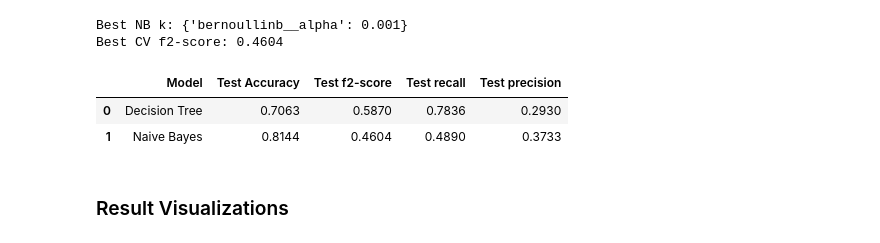
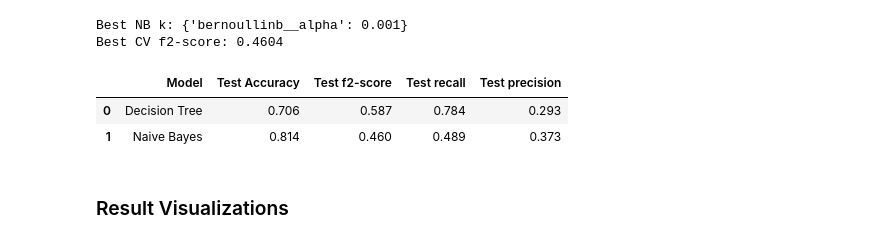
Before and after one commit to alxwen711/cdc_diabetes_prediction, a Jupyter notebook: notebooks/cdc_diabetes_prediction_report.ipynb, the cells around one changed output. Drawn from its saved outputs; the diff is of its cells as text; code cells hidden in the pictures.

```diff
--- a/notebooks/cdc_diabetes_prediction_report.ipynb
+++ b/notebooks/cdc_diabetes_prediction_report.ipynb
@@ -284,29 +284,29 @@ Best CV f2-score: 0.4604
 # %%
 models = {
     'Decision Tree': best_tree,
     'Naive Bayes': best_nb
 }
 
 results = []
 
 for name, model in models.items():
     y_pred = model.predict(X_test)
     y_prob = model.predict_proba(X_test)[:, 1]
 
     results.append({
         'Model': name,
-        'Test Accuracy': accuracy_score(y_test, y_pred).round(4),
-        'Test f2-score': fbeta_score(y_test, y_pred, beta=2).round(4),
-        'Test recall': recall_score(y_test, y_pred).round(4),
-        'Test precision': precision_score(y_test, y_pred).round(4),
+        'Test Accuracy': accuracy_score(y_test, y_pred).round(3),
+        'Test f2-score': fbeta_score(y_test, y_pred, beta=2).round(3),
+        'Test recall': recall_score(y_test, y_pred).round(3),
+        'Test precision': precision_score(y_test, y_pred).round(3),
     })
 
 score_df = pd.DataFrame(results)
 score_df
 # %% [output]
 |  | Model | Test Accuracy | Test f2-score | Test recall | Test precision |
-| 0 | Decision Tree | 0.7063 | 0.5870 | 0.7836 | 0.2930 |
-| 1 | Naive Bayes | 0.8144 | 0.4604 | 0.4890 | 0.3733 |
+| 0 | Decision Tree | 0.706 | 0.587 | 0.784 | 0.293 |
+| 1 | Naive Bayes | 0.814 | 0.460 | 0.489 | 0.373 |
 # %% [markdown]
 ### Result Visualizations
 # %%
```
Also changed, not shown: parts of 1 cell of this notebook.
